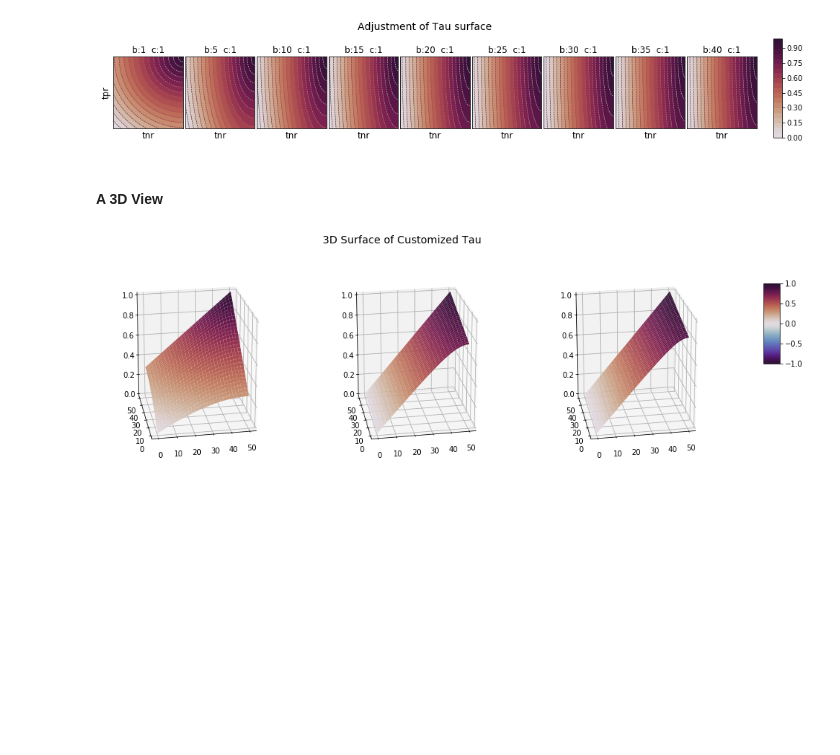
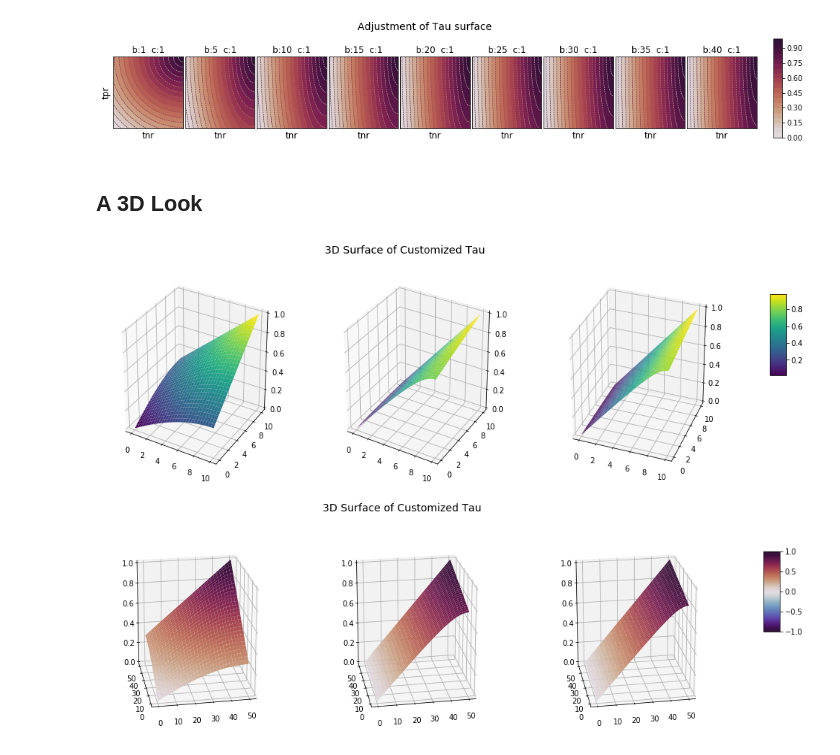
Before and after one commit to colinkehoe/contingency-space, a Jupyter notebook: notebooks/weighted_tau.ipynb, the cells around one changed output. Drawn from its saved outputs; the diff is of its cells as text; code cells hidden in the pictures; blank space fills up the shorter version.

```diff
--- a/notebooks/weighted_tau.ipynb
+++ b/notebooks/weighted_tau.ipynb
@@ -92,7 +156,35 @@ fig.subplots_adjust(wspace=0.03, hspace=0.3, top=0.7)
 # %% [output]
 [figure]
 # %% [markdown]
-#### A 3D View
+## A 3D Look
+# %%
+x = np.linspace(0, 10, space_w)
+y = np.linspace(0, 10, space_w)
+X, Y = np.meshgrid(x, y)
+
+i, j, k = 0, 4, 8
+fig = plt.figure(figsize=(15, 5))
+fig.suptitle('3D Surface of Customized Tau', fontsize=14)
+ax = fig.add_subplot(1, 3, 1, projection='3d')
+surf = ax.plot_surface(X, Y, np.flipud(all_surfaces[i]), cmap='viridis', edgecolor ='none')
+
+ax = fig.add_subplot(1, 3, 2, projection='3d')
+surf = ax.plot_surface(X, Y, np.flipud(all_surfaces[j]), cmap='viridis', edgecolor ='none')
+
+ax = fig.add_subplot(1, 3, 3, projection='3d')
+surf = ax.plot_surface(X, Y, np.flipud(all_surfaces[k]), cmap='viridis', edgecolor ='none')
+
+
+cb_ax = fig.add_axes([0.95, 0.5, 0.02, 0.3])  # [left, bottom, width, height]
+cbar = fig.colorbar(surf, cax=cb_ax, shrink = 0.5, aspect = 5)
+
+ax.view_init(elev=30, azim=290)
+# fig.tight_layout(h_pad=2.0, w_pad=0.2)
+# plt.show();
+
+plt.savefig('../../plots/3d/tau_a_[{}_{}]_b_[{}_{}]_C_[{}_{}].svg'.format(a_w[i], a_w[j], b_w[i], b_w[j], c_w[i], c_w[j]))
+# %% [output]
+[figure, added]
 # %%
 x = np.linspace(0, 50, space_w)
 y = np.linspace(0, 50, space_w)
```
Also changed, not shown: parts of 22 cells of this notebook, 3 other files.
